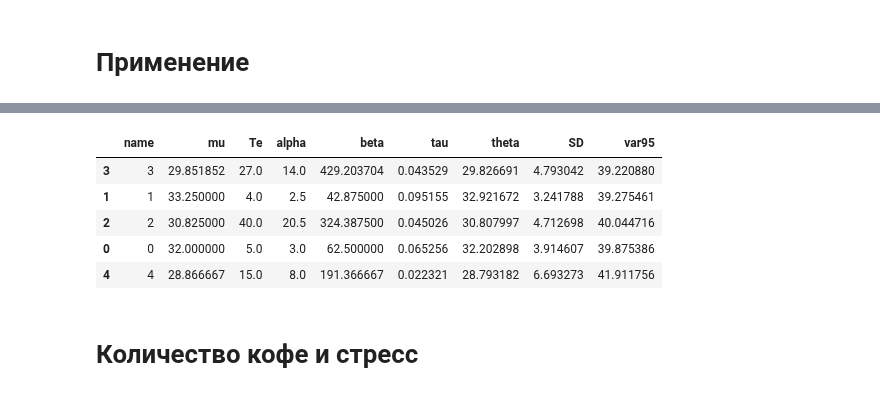
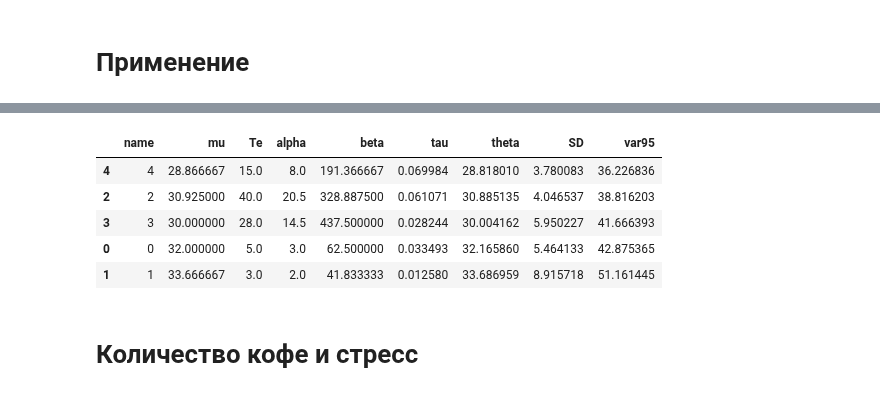
Before and after one commit to ksetdekov/trip_choice_optimizer, a Jupyter notebook: coffee-amount-optimization.ipynb, the cells around one changed output, grey strips where cells are left out. Saved outputs shown, nothing was run; the diff lists cells and outputs as text; code cells hidden in the pictures.

```diff
--- a/coffee-amount-optimization.ipynb
+++ b/coffee-amount-optimization.ipynb
@@ -238,12 +238,13 @@ events = {
     datetime(2025, 2, 19): (4, 33),
     datetime(2025, 2, 20): (3, 28),
     datetime(2025, 2, 21): (4, 38),
-    datetime(2025, 2, 22): (2, 30)
+    datetime(2025, 2, 22): (2, 34),
+    datetime(2025, 2, 23): (3, 34)
 
 
 }
 
-oldest_ok = max(events)-timedelta(days=91)
+oldest_ok = max(events)-timedelta(days=360)
 print(oldest_ok)
 
 # Process events within the class
@@ -253,9 +254,9 @@ cups.process_events(events, days=91)
 |  | name | mu | Te | alpha | beta | tau | theta | SD | var95 |
-| 3 | 3 | 29.851852 | 27.0 | 14.0 | 429.203704 | 0.043529 | 29.826691 | 4.793042 | 39.220880 |
-| 1 | 1 | 33.250000 | 4.0 | 2.5 | 42.875000 | 0.095155 | 32.921672 | 3.241788 | 39.275461 |
-| 2 | 2 | 30.825000 | 40.0 | 20.5 | 324.387500 | 0.045026 | 30.807997 | 4.712698 | 40.044716 |
-| 0 | 0 | 32.000000 | 5.0 | 3.0 | 62.500000 | 0.065256 | 32.202898 | 3.914607 | 39.875386 |
-| 4 | 4 | 28.866667 | 15.0 | 8.0 | 191.366667 | 0.022321 | 28.793182 | 6.693273 | 41.911756 |
+| 4 | 4 | 28.866667 | 15.0 | 8.0 | 191.366667 | 0.069984 | 28.818010 | 3.780083 | 36.226836 |
+| 2 | 2 | 30.925000 | 40.0 | 20.5 | 328.887500 | 0.061071 | 30.885135 | 4.046537 | 38.816203 |
+| 3 | 3 | 30.000000 | 28.0 | 14.5 | 437.500000 | 0.028244 | 30.004162 | 5.950227 | 41.666393 |
+| 0 | 0 | 32.000000 | 5.0 | 3.0 | 62.500000 | 0.033493 | 32.165860 | 5.464133 | 42.875365 |
+| 1 | 1 | 33.666667 | 3.0 | 2.0 | 41.833333 | 0.012580 | 33.686959 | 8.915718 | 51.161445 |
 # %% [markdown]
 # Количество кофе и стресс
 # %%
```
Also changed, not shown: parts of 6 cells of this notebook.
